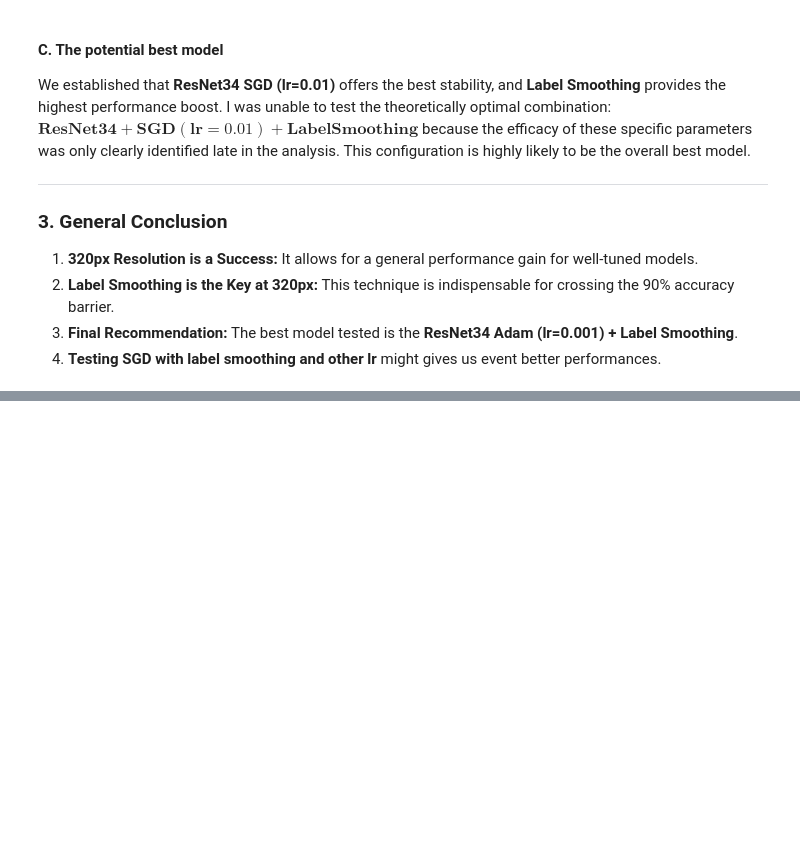
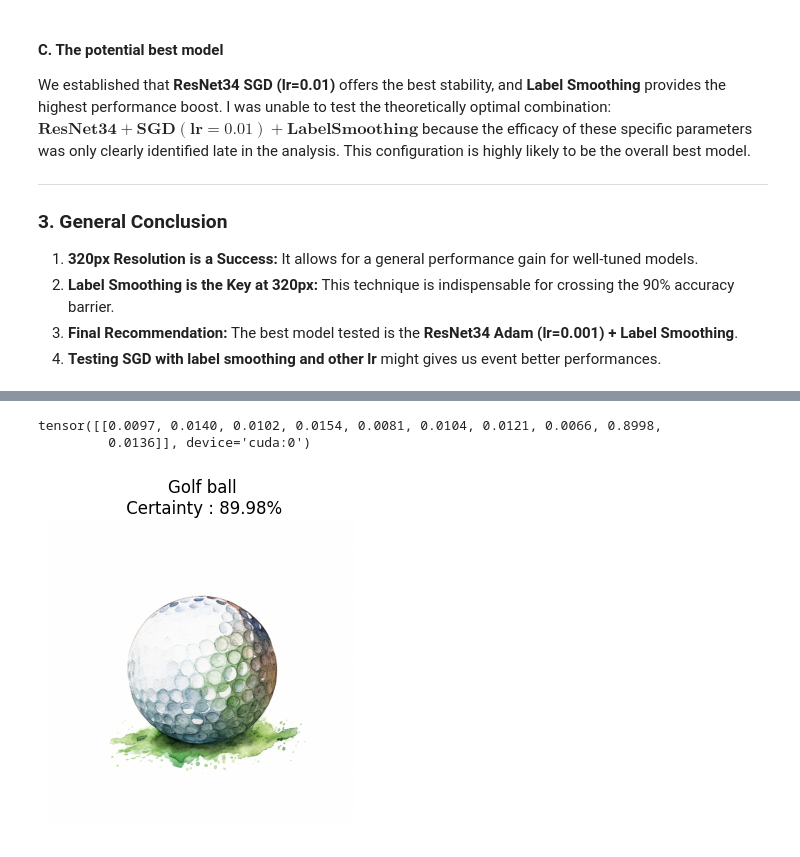
Before and after one commit to BLGR-Saumoine/Projet-DL, a Jupyter notebook: Project_DL.ipynb, the cells around one changed output, grey strips where cells are left out. Drawn from its saved outputs; the diff is of its cells as text; code cells hidden in the pictures; blank space fills up the shorter version.

```diff
--- a/Project_DL.ipynb
+++ b/Project_DL.ipynb
@@ -793,0 +793,6 @@ tensor([[0.0022, 0.9520, 0.0025, 0.0053, 0.0206, 0.0036, 0.0037, 0.0061, 0.0022,
+# %%
+TestImage(monResnet, "Test_Golf.png")
+# %% [output]
+tensor([[0.0097, 0.0140, 0.0102, 0.0154, 0.0081, 0.0104, 0.0121, 0.0066, 0.8998,
+         0.0136]], device='cuda:0')
+[figure, added]
```
Also changed, not shown: parts of 3 cells of this notebook.
